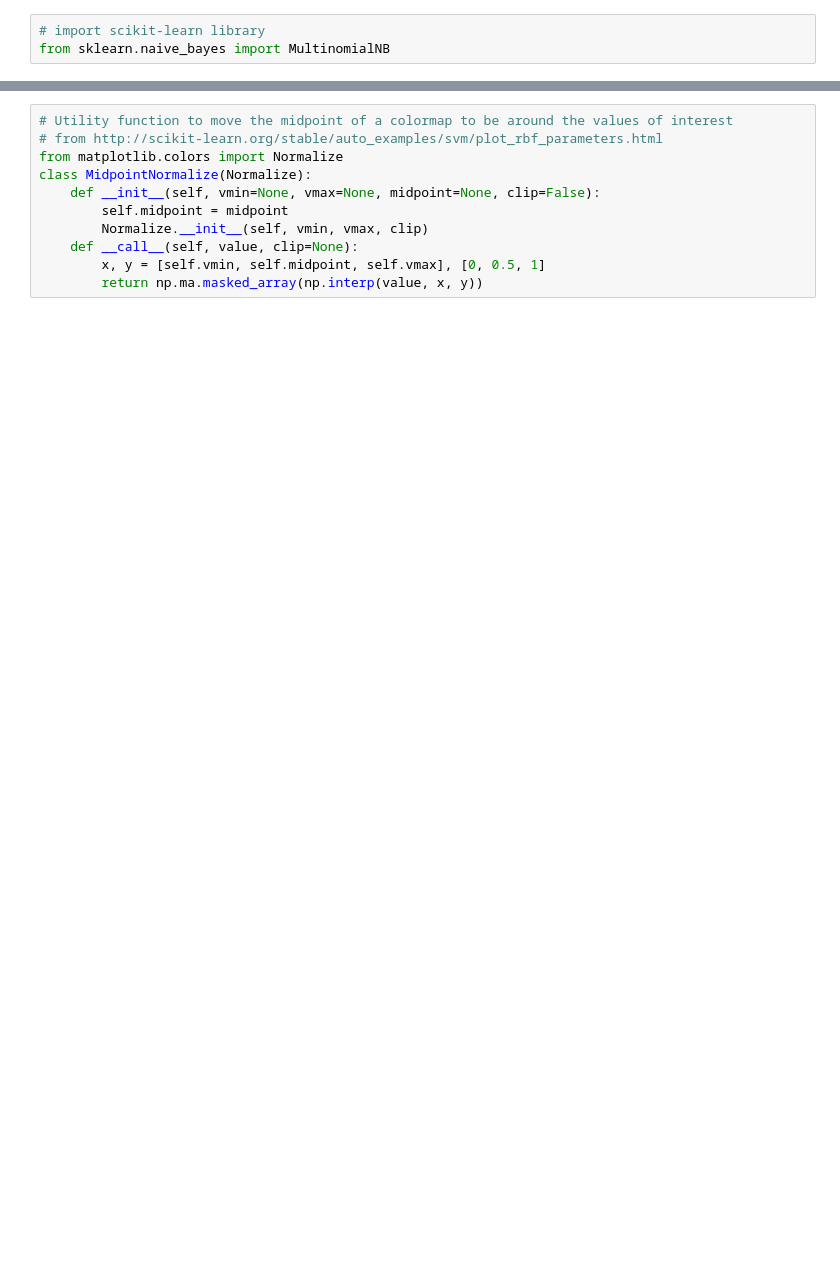
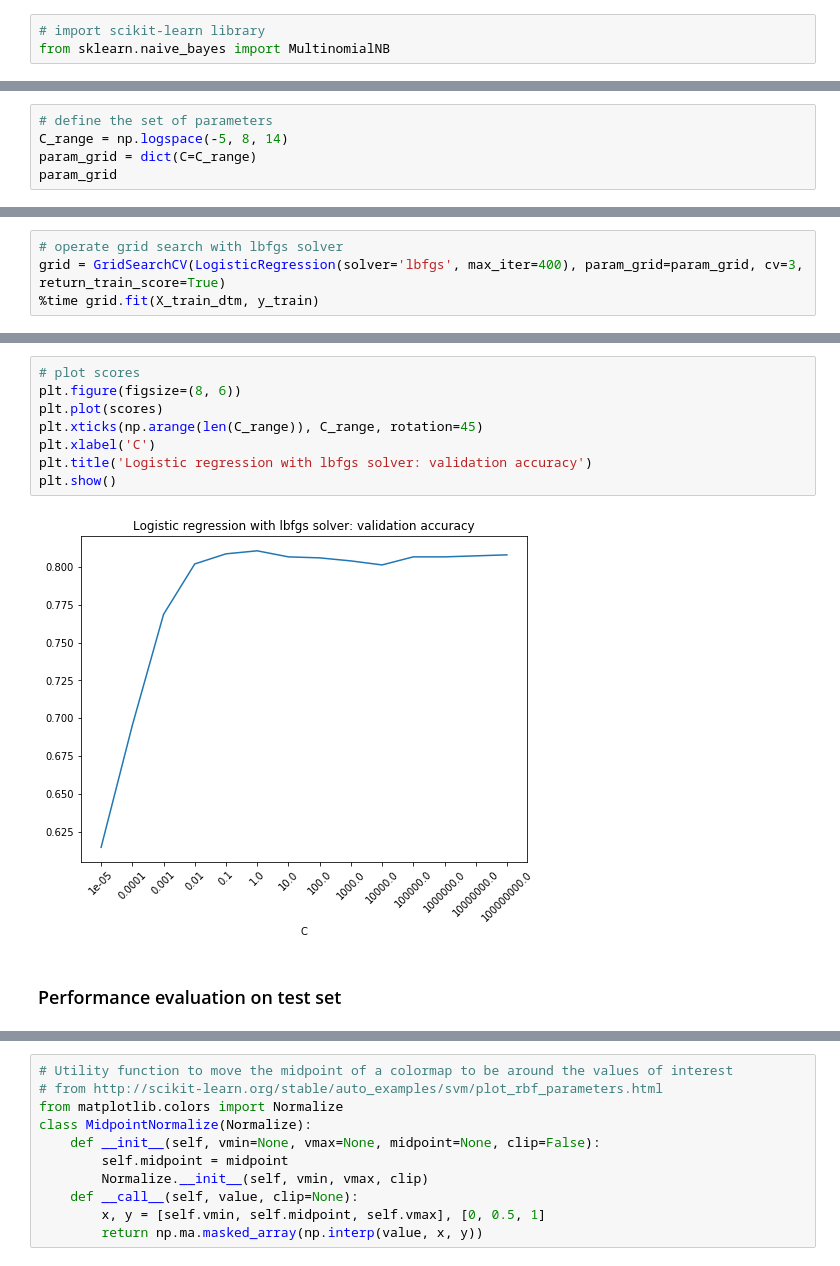
Before and after one commit to RobinDelearde/sml_project, a Jupyter notebook: projet.ipynb, the cells around one changed output, grey strips where cells are left out. Saved outputs shown, nothing was run; the diff lists cells and outputs as text; blank space fills up the shorter version.

```diff
--- a/projet.ipynb
+++ b/projet.ipynb
@@ -621,0 +494,5 @@ GridSearchCV(cv=3, error_score='raise-deprecating',
+# %%
+# define the set of parameters
+C_range = np.logspace(-5, 8, 14)
+param_grid = dict(C=C_range)
+param_grid
@@ -621,0 +502,4 @@ GridSearchCV(cv=3, error_score='raise-deprecating',
+# %%
+# operate grid search with lbfgs solver
+grid = GridSearchCV(LogisticRegression(solver='lbfgs', max_iter=400), param_grid=param_grid, cv=3, return_train_score=True)
+%time grid.fit(X_train_dtm, y_train)
@@ -621,0 +528,12 @@ GridSearchCV(cv=3, error_score='raise-deprecating',
+# %%
+# plot scores
+plt.figure(figsize=(8, 6))
+plt.plot(scores)
+plt.xticks(np.arange(len(C_range)), C_range, rotation=45)
+plt.xlabel('C')
+plt.title('Logistic regression with lbfgs solver: validation accuracy')
+plt.show()
+# %% [output]
+[figure, added]
+# %% [markdown]
+### Performance evaluation on test set
```
Also changed, not shown: parts of 126 cells of this notebook.
